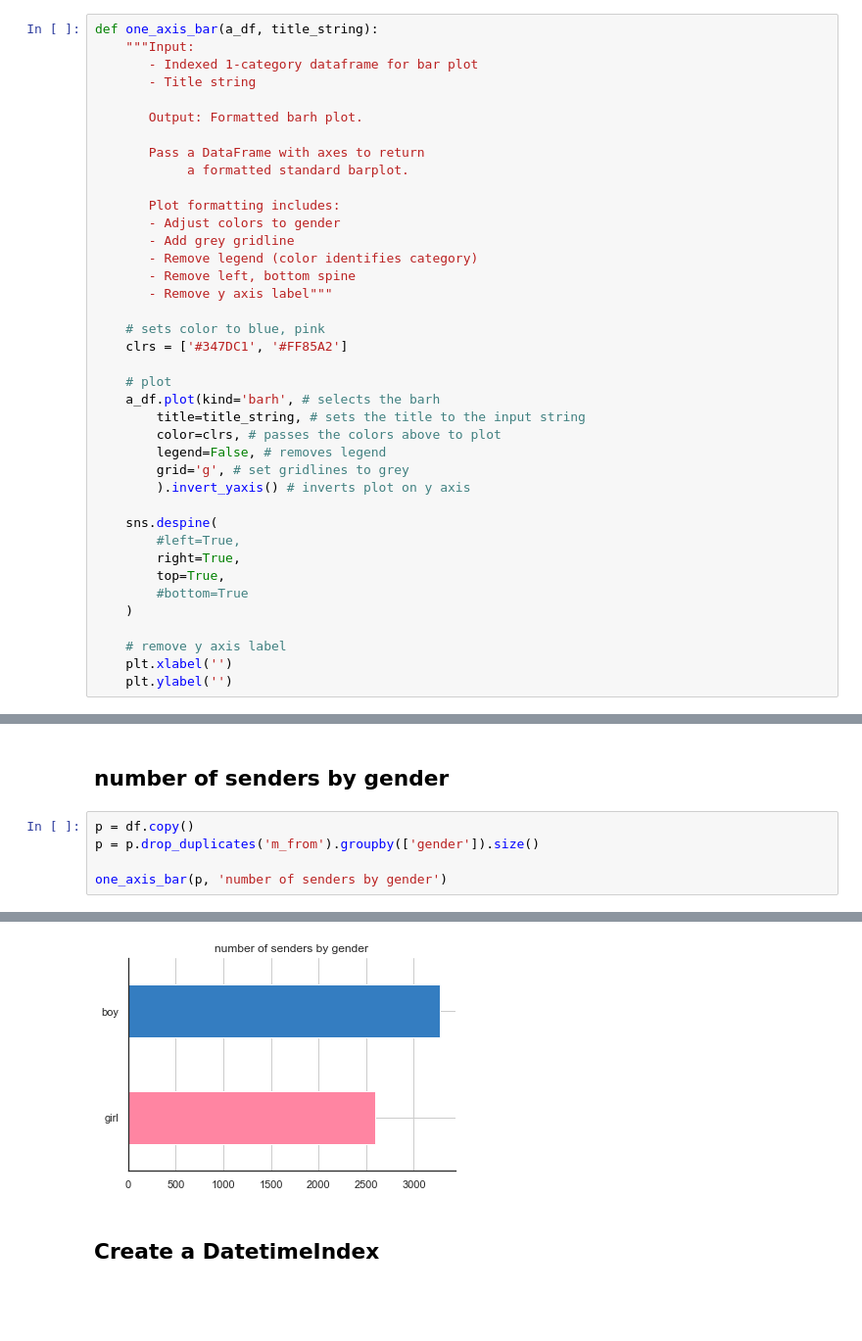
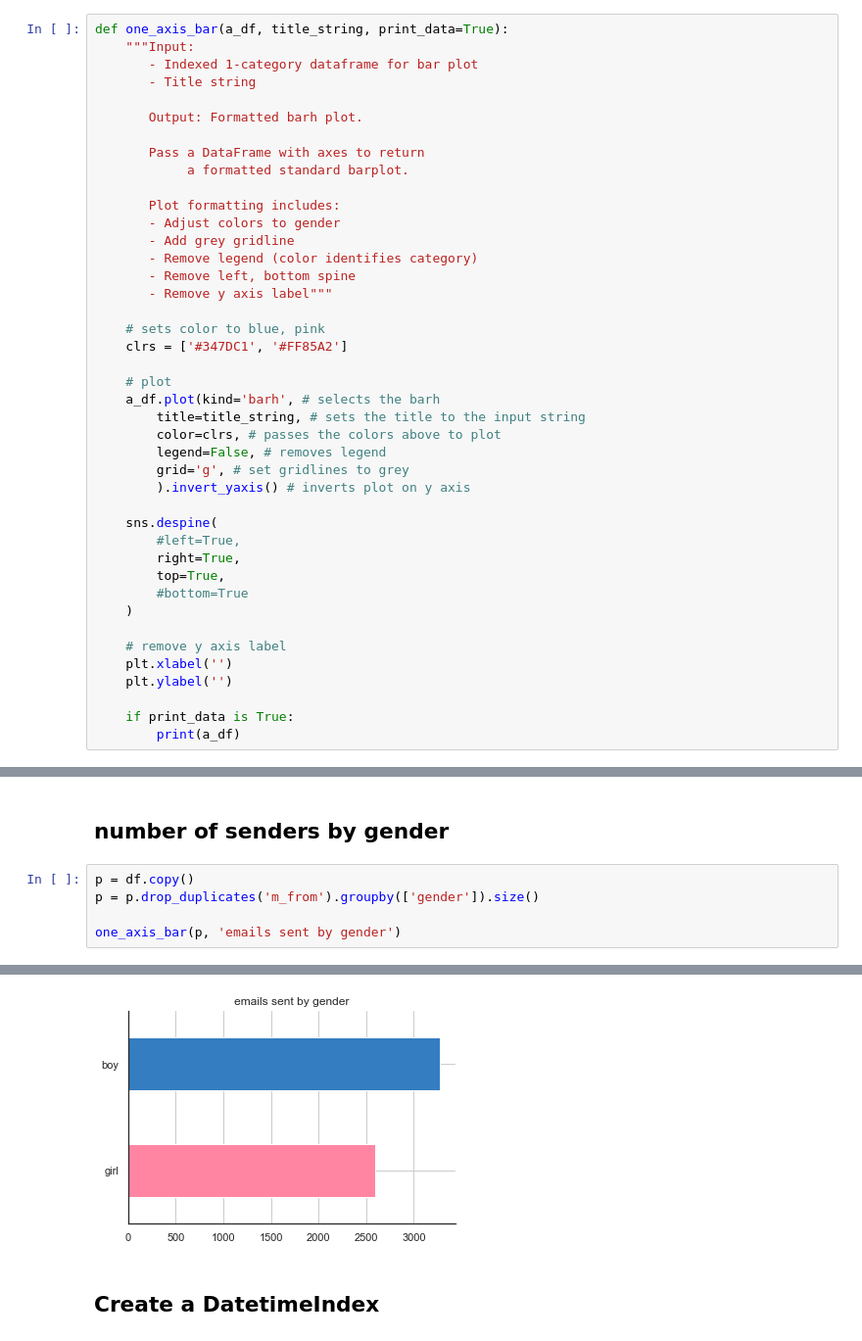
Before and after one commit to jameshollisandrew/springboard_capstone_00, a Jupyter notebook: 01_data_story_notebooks/04_data_story.ipynb, the cells around one changed output, grey strips where cells are left out. Shown at 98% size. Drawn from its saved outputs; the diff is of its cells as text; blank space fills up the shorter version.

Commit message:
cleaned up code, added plotly figure, reorganized layout

```diff
--- a/01_data_story_notebooks/04_data_story.ipynb
+++ b/01_data_story_notebooks/04_data_story.ipynb
@@ -61,5 +122,5 @@ df.head(2)
 # %%
-def one_axis_bar(a_df, title_string):
+def one_axis_bar(a_df, title_string, print_data=True):
     """Input:
        - Indexed 1-category dataframe for bar plot
        - Title string
@@ -97,4 +158,7 @@ def one_axis_bar(a_df, title_string):
     # remove y axis label
     plt.xlabel('')
     plt.ylabel('')
+
+    if print_data is True:
+        print(a_df)
 # %%
@@ -190,5 +262,5 @@ one_axis_bar(p, 'emails sent by gender')
 p = df.copy()
 p = p.drop_duplicates('m_from').groupby(['gender']).size()
 
-one_axis_bar(p, 'number of senders by gender')
+one_axis_bar(p, 'emails sent by gender')
 # %% [output]
@@ -195,4 +271,4 @@ one_axis_bar(p, 'number of senders by gender')
-[figure, old version]
+[figure, new version]
 # %% [markdown]
 ## Create a DatetimeIndex
 # %%
```
Also changed, not shown: parts of 26 cells of this notebook.
